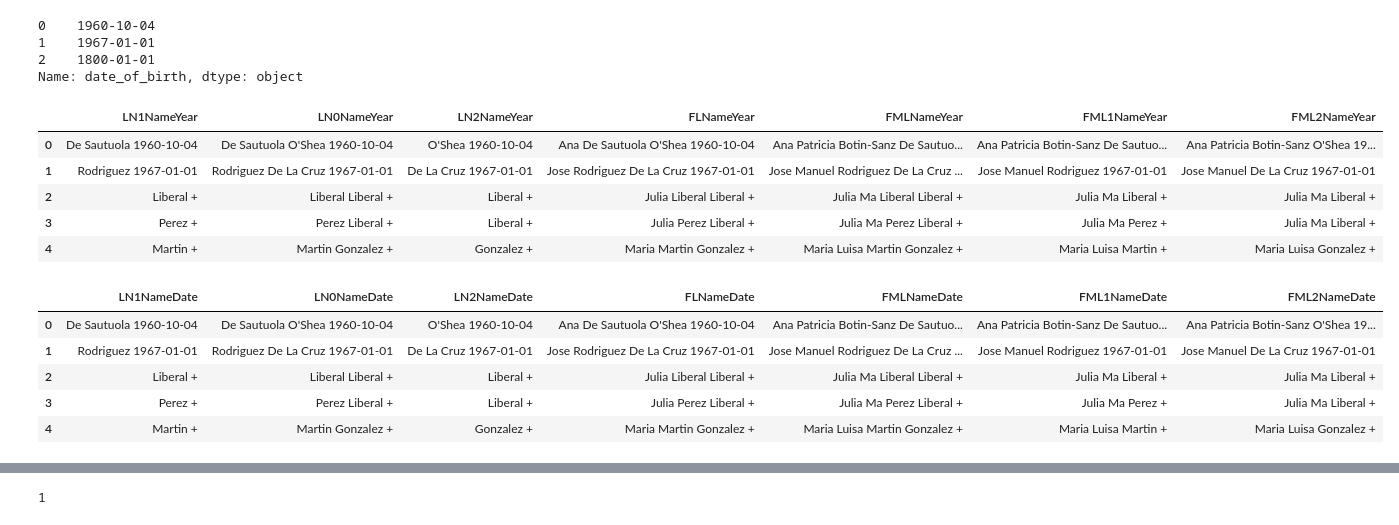
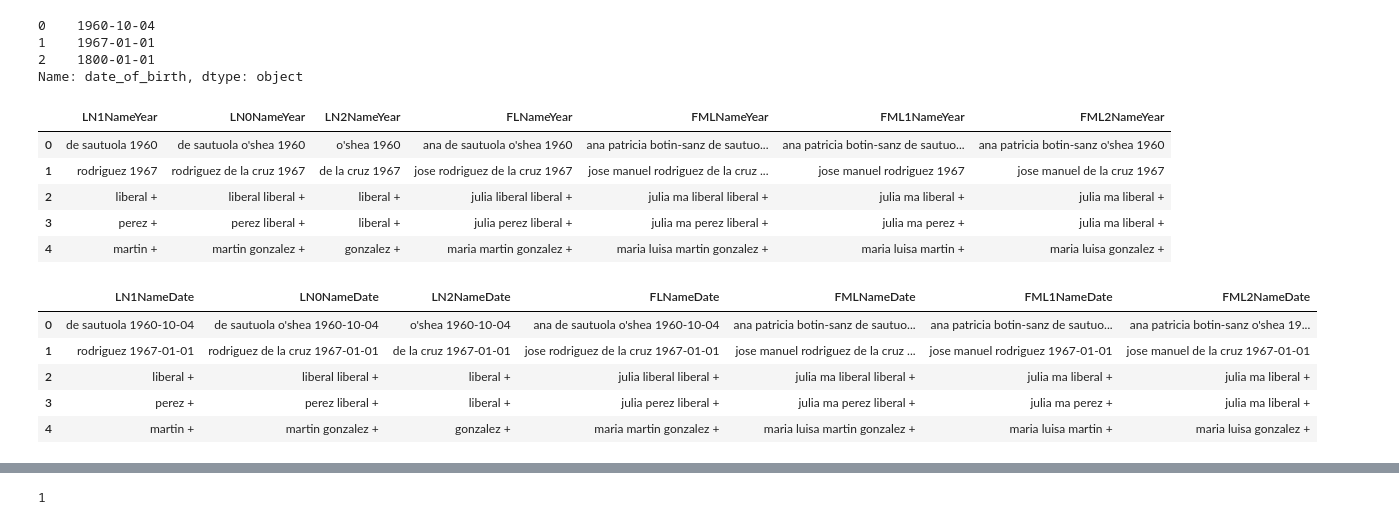
Before and after one commit to RashidCJ/Workshop-Northwestern, a Jupyter notebook: Marcano Rivera Workshop Entity Resolution.ipynb, the cells around one changed output, grey strips where cells are left out. Cells and saved outputs as stored; diff of their text form; code cells hidden in the pictures.

```diff
--- a/Marcano Rivera Workshop Entity Resolution.ipynb
+++ b/Marcano Rivera Workshop Entity Resolution.ipynb
@@ -693,22 +712,22 @@ def SplitNombres(nombre):
         apellido2 = names[4]
 
     # Establecemos las cadenas con el primer caracter en mayúscula.
-    FName0 = nombres1.title()
+    FName0 = nombres1
     if isinstance(nombres2, str):
-        FName1 = nombres2.title()
+        FName1 = nombres2
     else:
         FName1 = ""
     if isinstance(nombres3, str):
-        FName2 = nombres3.title()
+        FName2 = nombres3
     else:
         FName2 = ""
     if isinstance(middle, str):
-        MName0 = middle.title()
+        MName0 = middle
     else: MName0=""
 
-    LName0 = apellido.title()
-    LName1 = apellido1.title()
-    LName2 = apellido2.title()
+    LName0 = apellido
+    LName1 = apellido1
+    LName2 = apellido2
 
     return FName0, FName1, FName2, MName0, LName0, LName1, LName2
 # %%
@@ -958,22 +979,22 @@ PoliticiansES['date_of_birth'] = PoliticiansES['date_of_birth'].replace('nan','*
 # %%
 # create full name and birth year variable (orbis data)
-ManagersES['LN1NameYear'] = ManagersES['LName1']+' '+ManagersES['date_of_birth']
-ManagersES['LN0NameYear'] = ManagersES['LName0']+' '+ManagersES['date_of_birth']
-ManagersES['LN2NameYear'] = ManagersES['LName2']+' '+ManagersES['date_of_birth']
-ManagersES['FLNameYear'] = ManagersES['FLName']+' '+ManagersES['date_of_birth']
-ManagersES['FMLNameYear'] = ManagersES['FMLName']+' '+ManagersES['date_of_birth']
-ManagersES['FML1NameYear'] = ManagersES['FML1Name']+' '+ManagersES['date_of_birth']
-ManagersES['FML2NameYear'] = ManagersES['FML2Name']+' '+ManagersES['date_of_birth']
+ManagersES['LN1NameYear'] = ManagersES['LName1']+' '+ManagersES['year_of_birth']
+ManagersES['LN0NameYear'] = ManagersES['LName0']+' '+ManagersES['year_of_birth']
+ManagersES['LN2NameYear'] = ManagersES['LName2']+' '+ManagersES['year_of_birth']
+ManagersES['FLNameYear'] = ManagersES['FLName']+' '+ManagersES['year_of_birth']
+ManagersES['FMLNameYear'] = ManagersES['FMLName']+' '+ManagersES['year_of_birth']
+ManagersES['FML1NameYear'] = ManagersES['FML1Name']+' '+ManagersES['year_of_birth']
+ManagersES['FML2NameYear'] = ManagersES['FML2Name']+' '+ManagersES['year_of_birth']
 
 # check merger
 ManagersES[['LN1NameYear','LN0NameYear','LN2NameYear','FLNameYear','FMLNameYear','FML1NameYear','FML2NameYear']].head(5)
 # %% [output]
 |  | LN1NameYear | LN0NameYear | LN2NameYear | FLNameYear | FMLNameYear | FML1NameYear | FML2NameYear |
-| 0 | De Sautuola 1960-10-04 | De Sautuola O'Shea 1960-10-04 | O'Shea 1960-10-04 | Ana De Sautuola O'Shea 1960-10-04 | Ana Patricia Botin-Sanz De Sautuo... | Ana Patricia Botin-Sanz De Sautuo... | Ana Patricia Botin-Sanz O'Shea 19... |
-| 1 | Rodriguez 1967-01-01 | Rodriguez De La Cruz 1967-01-01 | De La Cruz 1967-01-01 | Jose Rodriguez De La Cruz 1967-01-01 | Jose Manuel Rodriguez De La Cruz ... | Jose Manuel Rodriguez 1967-01-01 | Jose Manuel De La Cruz 1967-01-01 |
-| 2 | Liberal + | Liberal Liberal + | Liberal + | Julia Liberal Liberal + | Julia Ma Liberal Liberal + | Julia Ma Liberal + | Julia Ma Liberal + |
-| 3 | Perez + | Perez Liberal + | Liberal + | Julia Perez Liberal + | Julia Ma Perez Liberal + | Julia Ma Perez + | Julia Ma Liberal + |
-| 4 | Martin + | Martin Gonzalez + | Gonzalez + | Maria Martin Gonzalez + | Maria Luisa Martin Gonzalez + | Maria Luisa Martin + | Maria Luisa Gonzalez + |
+| 0 | de sautuola 1960 | de sautuola o'shea 1960 | o'shea 1960 | ana de sautuola o'shea 1960 | ana patricia botin-sanz de sautuo... | ana patricia botin-sanz de sautuo... | ana patricia botin-sanz o'shea 1960 |
+| 1 | rodriguez 1967 | rodriguez de la cruz 1967 | de la cruz 1967 | jose rodriguez de la cruz 1967 | jose manuel rodriguez de la cruz ... | jose manuel rodriguez 1967 | jose manuel de la cruz 1967 |
+| 2 | liberal + | liberal liberal + | liberal + | julia liberal liberal + | julia ma liberal liberal + | julia ma liberal + | julia ma liberal + |
+| 3 | perez + | perez liberal + | liberal + | julia perez liberal + | julia ma perez liberal + | julia ma perez + | julia ma liberal + |
+| 4 | martin + | martin gonzalez + | gonzalez + | maria martin gonzalez + | maria luisa martin gonzalez + | maria luisa martin + | maria luisa gonzalez + |
 # %%
 # create full name and birth date variable (orbis)
 ManagersES['LN1NameDate'] = ManagersES['LName1']+' '+ManagersES['date_of_birth']
@@ -987,11 +1008,11 @@ ManagersES['FML2NameDate'] = ManagersES['FML2Name']+' '+ManagersES['date_of_birt
 ManagersES[['LN1NameDate','LN0NameDate','LN2NameDate','FLNameDate','FMLNameDate','FML1NameDate','FML2NameDate']].head(5)
 # %% [output]
 |  | LN1NameDate | LN0NameDate | LN2NameDate | FLNameDate | FMLNameDate | FML1NameDate | FML2NameDate |
-| 0 | De Sautuola 1960-10-04 | De Sautuola O'Shea 1960-10-04 | O'Shea 1960-10-04 | Ana De Sautuola O'Shea 1960-10-04 | Ana Patricia Botin-Sanz De Sautuo... | Ana Patricia Botin-Sanz De Sautuo... | Ana Patricia Botin-Sanz O'Shea 19... |
-| 1 | Rodriguez 1967-01-01 | Rodriguez De La Cruz 1967-01-01 | De La Cruz 1967-01-01 | Jose Rodriguez De La Cruz 1967-01-01 | Jose Manuel Rodriguez De La Cruz ... | Jose Manuel Rodriguez 1967-01-01 | Jose Manuel De La Cruz 1967-01-01 |
-| 2 | Liberal + | Liberal Liberal + | Liberal + | Julia Liberal Liberal + | Julia Ma Liberal Liberal + | Julia Ma Liberal + | Julia Ma Liberal + |
-| 3 | Perez + | Perez Liberal + | Liberal + | Julia Perez Liberal + | Julia Ma Perez Liberal + | Julia Ma Perez + | Julia Ma Liberal + |
-| 4 | Martin + | Martin Gonzalez + | Gonzalez + | Maria Martin Gonzalez + | Maria Luisa Martin Gonzalez + | Maria Luisa Martin + | Maria Luisa Gonzalez + |
+| 0 | de sautuola 1960-10-04 | de sautuola o'shea 1960-10-04 | o'shea 1960-10-04 | ana de sautuola o'shea 1960-10-04 | ana patricia botin-sanz de sautuo... | ana patricia botin-sanz de sautuo... | ana patricia botin-sanz o'shea 19... |
+| 1 | rodriguez 1967-01-01 | rodriguez de la cruz 1967-01-01 | de la cruz 1967-01-01 | jose rodriguez de la cruz 1967-01-01 | jose manuel rodriguez de la cruz ... | jose manuel rodriguez 1967-01-01 | jose manuel de la cruz 1967-01-01 |
+| 2 | liberal + | liberal liberal + | liberal + | julia liberal liberal + | julia ma liberal liberal + | julia ma liberal + | julia ma liberal + |
+| 3 | perez + | perez liberal + | liberal + | julia perez liberal + | julia ma perez liberal + | julia ma perez + | julia ma liberal + |
+| 4 | martin + | martin gonzalez + | gonzalez + | maria martin gonzalez + | maria luisa martin gonzalez + | maria luisa martin + | maria luisa gonzalez + |
 # %%
 # create full name and birth year variable (MP data)
 PoliticiansES['LN1NameYear'] = PoliticiansES['LName1']+' '+PoliticiansES['year_of_birth']
```
Also changed, not shown: parts of 22 cells of this notebook.
